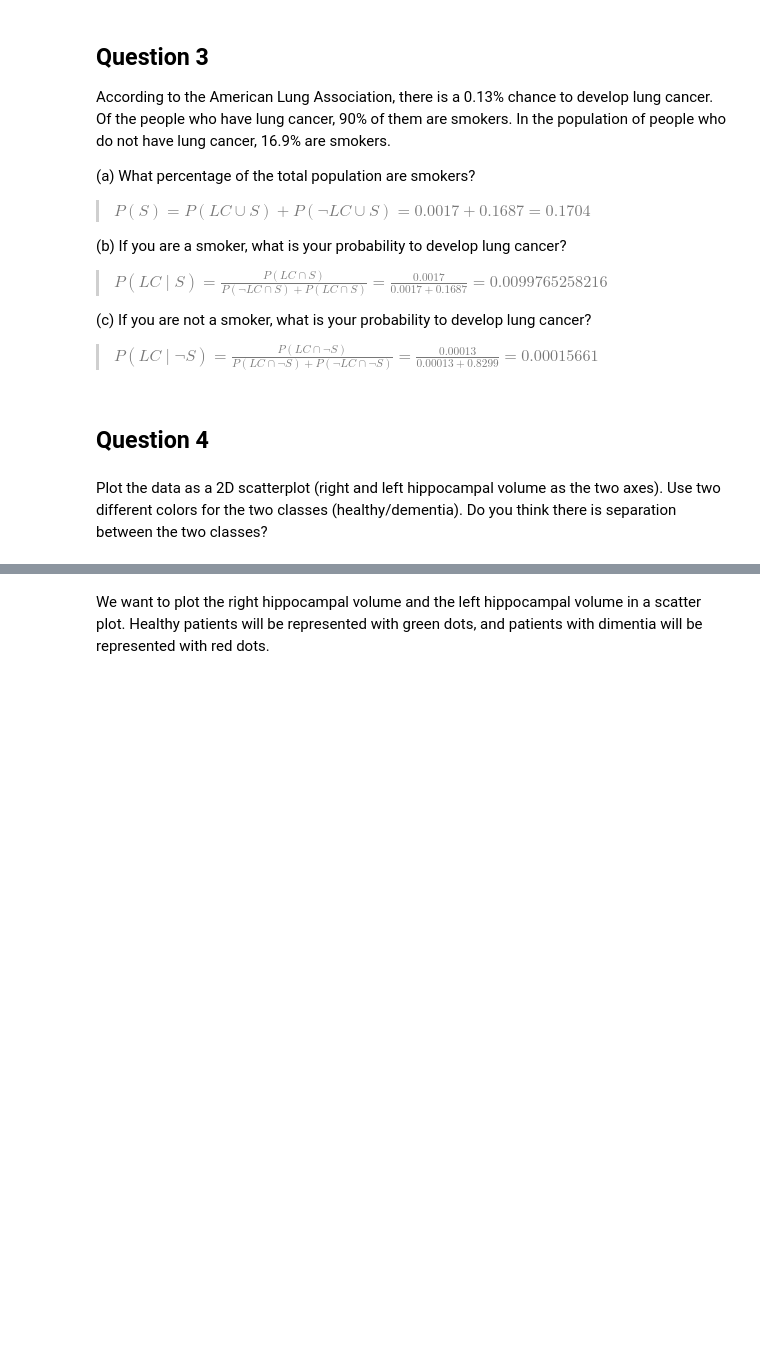
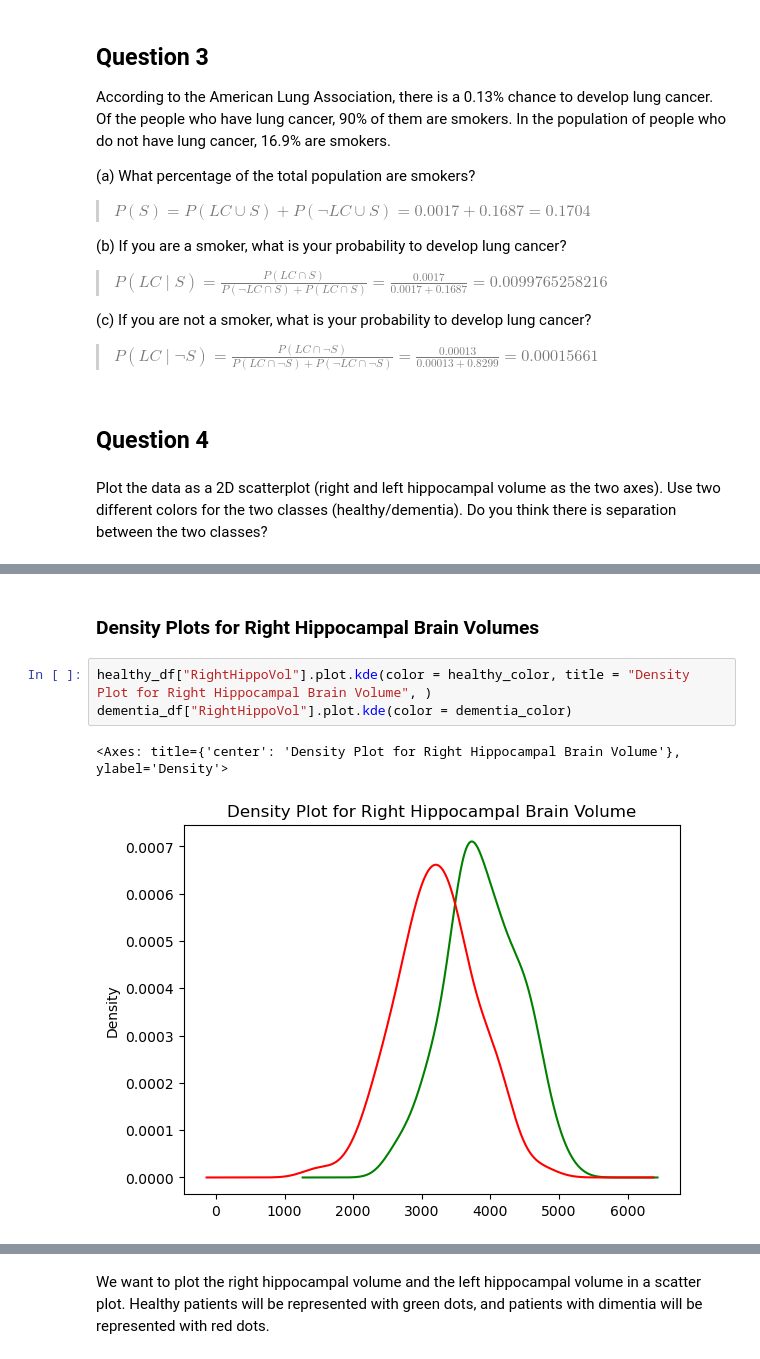
Before and after one commit to pmehta17/Homework-1-Getting-Started-with-Probability, a Jupyter notebook: HW1.ipynb, the cells around one changed output, grey strips where cells are left out. Drawn from its saved outputs; the diff is of its cells as text; blank space fills up the shorter version.

```diff
--- a/HW1.ipynb
+++ b/HW1.ipynb
@@ -128,0 +162,8 @@ plt.show()
+# %% [markdown]
+### Density Plots for Right Hippocampal Brain Volumes
+# %%
+healthy_df["RightHippoVol"].plot.kde(color = healthy_color, title = "Density Plot for Right Hippocampal Brain Volume", )
+dementia_df["RightHippoVol"].plot.kde(color = dementia_color)
+# %% [output]
+<Axes: title={'center': 'Density Plot for Right Hippocampal Brain Volume'}, ylabel='Density'>
+[figure, added]
```
Also changed, not shown: parts of 7 cells of this notebook.
